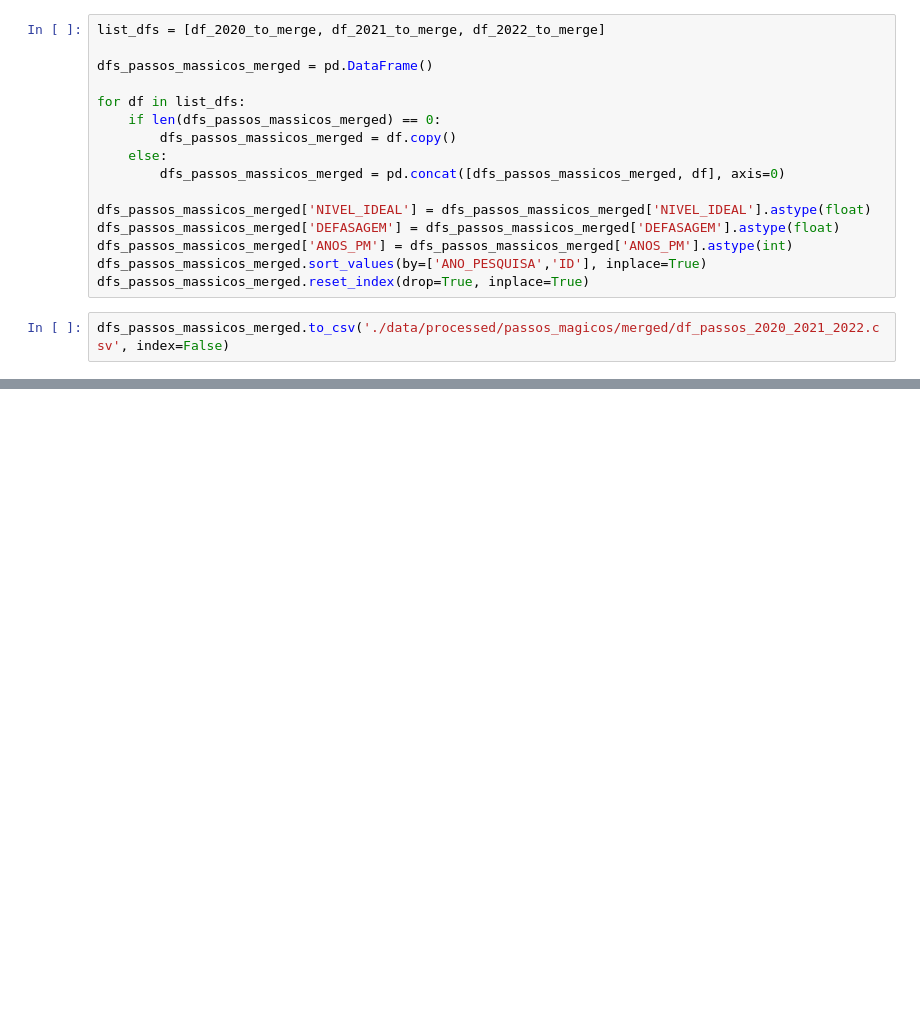
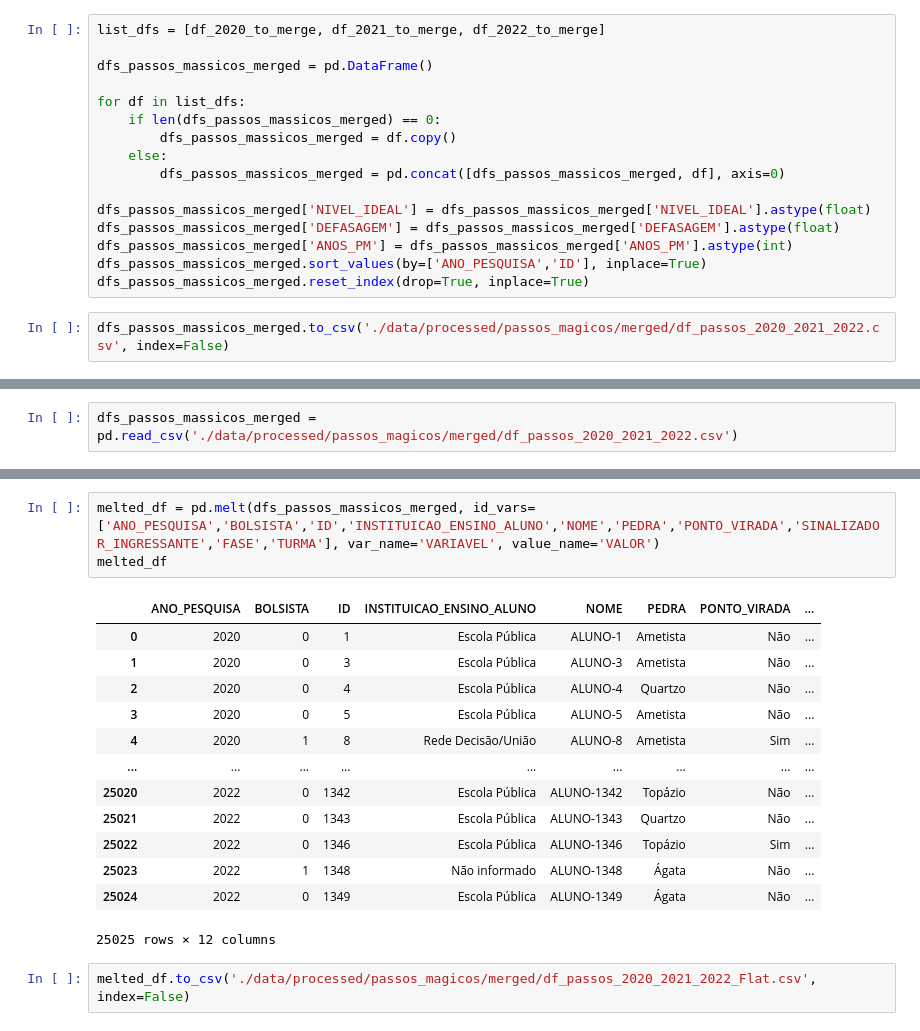
Before and after one commit to jackson-simionato/datathon_pos_tech, a Jupyter notebook: 2_script_feature_engineering.ipynb, the cells around one changed output, grey strips where cells are left out. Drawn from its saved outputs; the diff is of its cells as text; blank space fills up the shorter version.

Commit message:
melted DF processed

```diff
--- a/2_script_feature_engineering.ipynb
+++ b/2_script_feature_engineering.ipynb
@@ -335,0 +338,2 @@ dfs_passos_massicos_merged.to_csv('./data/processed/passos_magicos/merged/df_pas
+# %%
+dfs_passos_massicos_merged = pd.read_csv('./data/processed/passos_magicos/merged/df_passos_2020_2021_2022.csv')
@@ -335,0 +348,19 @@ dfs_passos_massicos_merged.to_csv('./data/processed/passos_magicos/merged/df_pas
+# %%
+melted_df = pd.melt(dfs_passos_massicos_merged, id_vars=['ANO_PESQUISA','BOLSISTA','ID','INSTITUICAO_ENSINO_ALUNO','NOME','PEDRA','PONTO_VIRADA','SINALIZADOR_INGRESSANTE','FASE','TURMA'], var_name='VARIAVEL', value_name='VALOR')
+melted_df
+# %% [output]
+|  | ANO_PESQUISA | BOLSISTA | ID | INSTITUICAO_ENSINO_ALUNO | NOME | PEDRA | PONTO_VIRADA | ... |
+| 0 | 2020 | 0 | 1 | Escola Pública | ALUNO-1 | Ametista | Não | ... |
+| 1 | 2020 | 0 | 3 | Escola Pública | ALUNO-3 | Ametista | Não | ... |
+| 2 | 2020 | 0 | 4 | Escola Pública | ALUNO-4 | Quartzo | Não | ... |
+| 3 | 2020 | 0 | 5 | Escola Pública | ALUNO-5 | Ametista | Não | ... |
+| 4 | 2020 | 1 | 8 | Rede Decisão/União | ALUNO-8 | Ametista | Sim | ... |
+| ... | ... | ... | ... | ... | ... | ... | ... | ... |
+| 25020 | 2022 | 0 | 1342 | Escola Pública | ALUNO-1342 | Topázio | Não | ... |
+| 25021 | 2022 | 0 | 1343 | Escola Pública | ALUNO-1343 | Quartzo | Não | ... |
+| 25022 | 2022 | 0 | 1346 | Escola Pública | ALUNO-1346 | Topázio | Sim | ... |
+| 25023 | 2022 | 1 | 1348 | Não informado | ALUNO-1348 | Ágata | Não | ... |
+| 25024 | 2022 | 0 | 1349 | Escola Pública | ALUNO-1349 | Ágata | Não | ... |
+25025 rows × 12 columns
+# %%
+melted_df.to_csv('./data/processed/passos_magicos/merged/df_passos_2020_2021_2022_Flat.csv', index=False)
```
Also changed, not shown: parts of 2 cells of this notebook, 2 other files.
